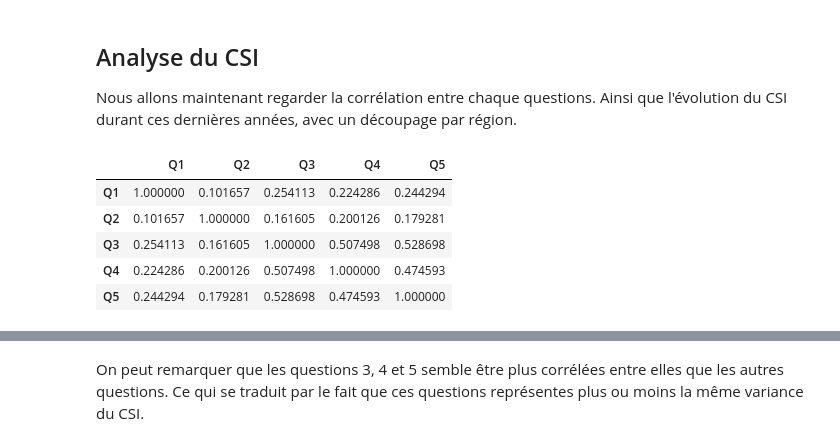
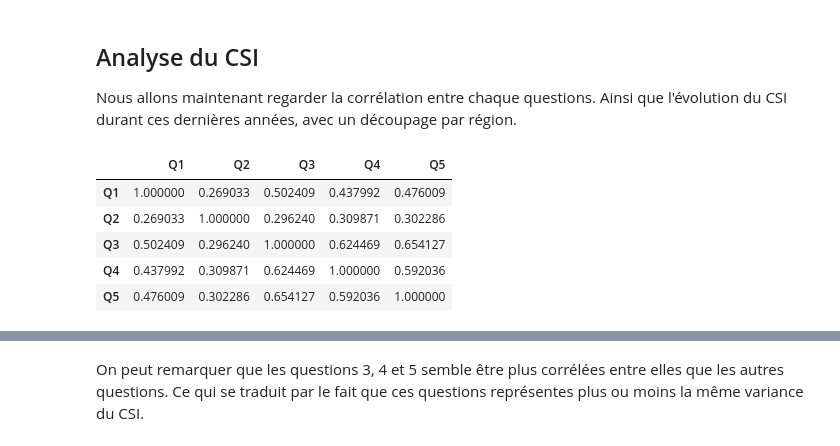
Before and after one commit to moulikatou/Ter_securite_Alimentaire_Miashs, a Jupyter notebook: notebooks/ter.ipynb, the cells around one changed output, grey strips where cells are left out. Cells and saved outputs as stored; diff of their text form; code cells hidden in the pictures.

```diff
--- a/notebooks/ter.ipynb
+++ b/notebooks/ter.ipynb
@@ -13,7 +13,8 @@ import numpy as np
 import matplotlib.pyplot as plt
 import seaborn as sns
 
-path = "/content/drive/MyDrive/COLAB_STUFF/donnees/" # "../TER_M1_MIASHS/donnees/"
+path = "../TER_M1_MIASHS/donnees/" # "../TER_M1_MIASHS/donnees/"
+img_path = "../notebooks/pictures/"
 filename = "reduced_named_data.csv"
 # %% [markdown]
 La cellule suivante permet de vous connecter a votre google drive, vous pourrez ainsi lire et sauver des fichiers dans ce même drive.
@@ -89,13 +103,13 @@ plot_data = plot_data[plot_data.CSI != 0.0]
 
 Nous allons maintenant regarder la corrélation entre chaque questions. Ainsi que l'évolution du CSI durant ces dernières années, avec un découpage par région.
 # %%
-corr = raw_data[raw_data.CSI != 0.0][col["data"]].corr()
+corr = raw_data[col["data"]].corr()
 corr
 # %% [output]
 |  | Q1 | Q2 | Q3 | Q4 | Q5 |
-| Q1 | 1.000000 | 0.101657 | 0.254113 | 0.224286 | 0.244294 |
-| Q2 | 0.101657 | 1.000000 | 0.161605 | 0.200126 | 0.179281 |
-| Q3 | 0.254113 | 0.161605 | 1.000000 | 0.507498 | 0.528698 |
-| Q4 | 0.224286 | 0.200126 | 0.507498 | 1.000000 | 0.474593 |
-| Q5 | 0.244294 | 0.179281 | 0.528698 | 0.474593 | 1.000000 |
+| Q1 | 1.000000 | 0.269033 | 0.502409 | 0.437992 | 0.476009 |
+| Q2 | 0.269033 | 1.000000 | 0.296240 | 0.309871 | 0.302286 |
+| Q3 | 0.502409 | 0.296240 | 1.000000 | 0.624469 | 0.654127 |
+| Q4 | 0.437992 | 0.309871 | 0.624469 | 1.000000 | 0.592036 |
+| Q5 | 0.476009 | 0.302286 | 0.654127 | 0.592036 | 1.000000 |
 # %%
```
Also changed, not shown: parts of 12 cells of this notebook.
